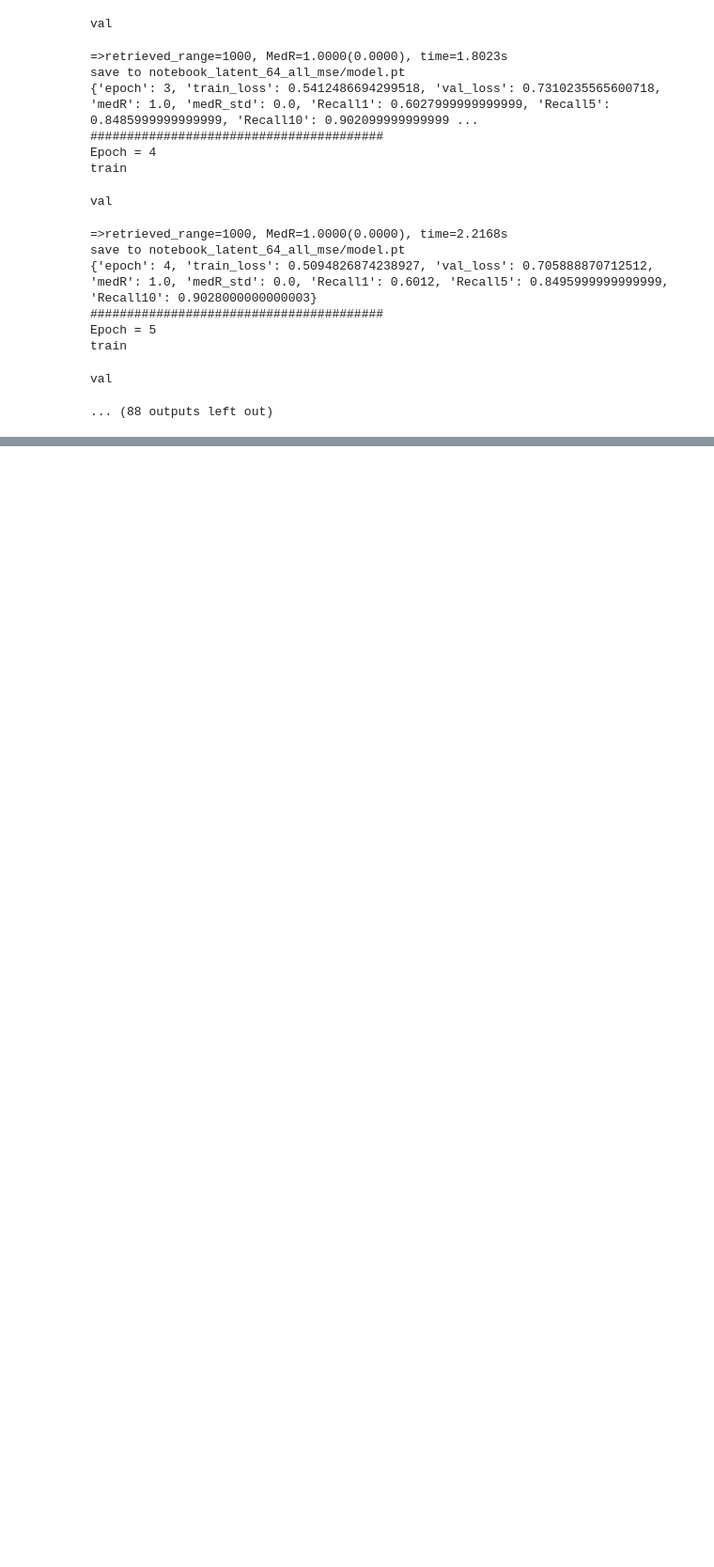
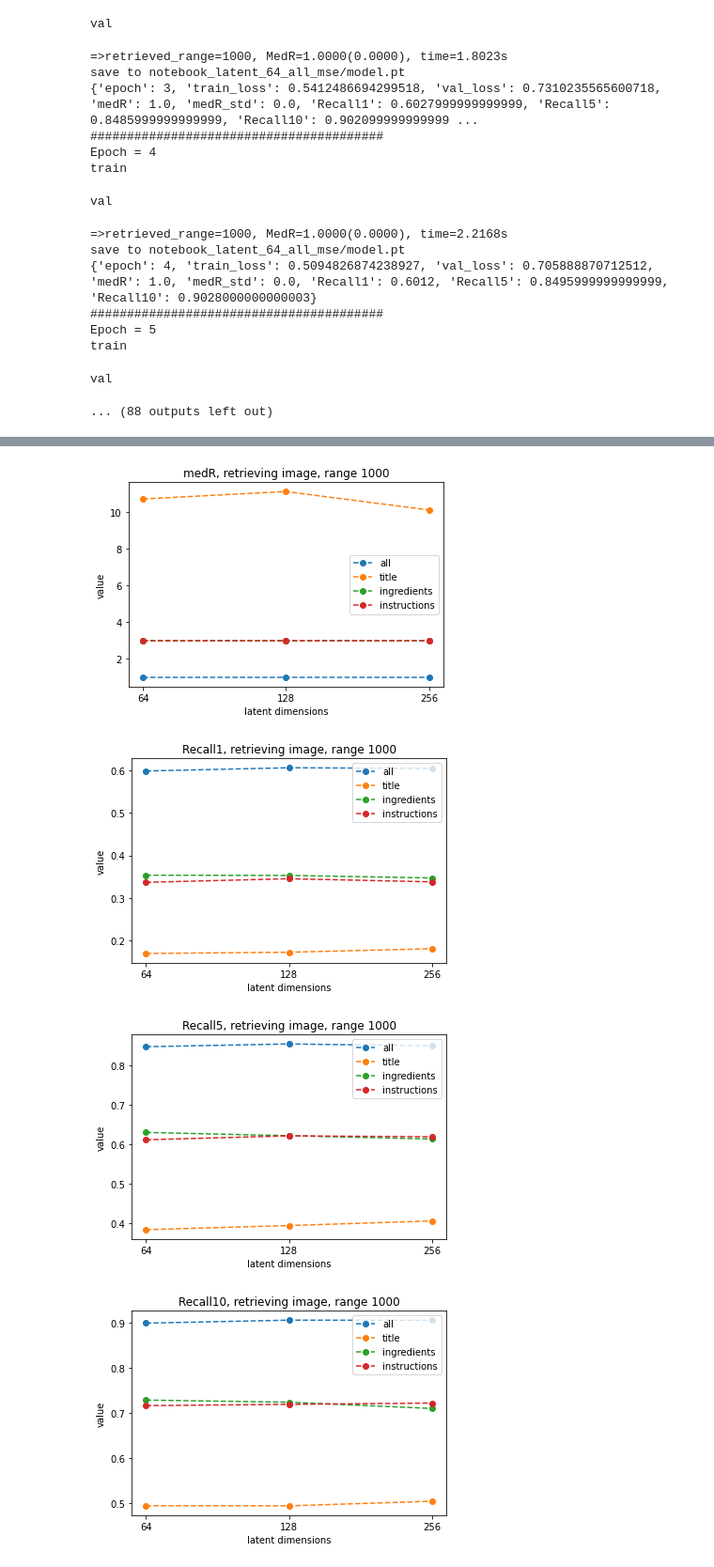
Before and after one commit to Utsav-Patel/Cross-Modal-Representation-Learning, a Jupyter notebook: Classical Multi-View Representation Learning/task2.ipynb, the cells around one changed output, grey strips where cells are left out. Shown at 94% size. Drawn from its saved outputs; the diff is of its cells as text; code cells hidden in the pictures; blank space fills up the shorter version.

Commit message:
Added validation metric plots

```diff
--- a/Classical Multi-View Representation Learning/task2.ipynb
+++ b/Classical Multi-View Representation Learning/task2.ipynb
@@ -596,6 +590,7 @@ for part in parts:
     val_loader = torch.utils.data.DataLoader(val_set, batch_size=batch_size, shuffle=False)
 
     for latent_size in latent_sizes:
+        args.latent_size = latent_size
         args.save_dir = f'notebook_latent_{latent_size}_{part}_mse'
         ckpt_path = os.path.join(args.save_dir, 'model.pt')
 
@@ -665,0 +728,5 @@ val
+# %%
+pkl_path = '/common/home/as3503/as3503/courses/cs536/dataset/prof_embeddings'
+model_dir = '/common/home/as3503/as3503/courses/cs536/final_project/Classical Multi-View Representation Learning/saved_models'
+save_dir = '/common/home/as3503/as3503/courses/cs536/final_project/Classical Multi-View Representation Learning/recipe_retrieval_metrics'
+device = 'cuda'
@@ -665,0 +806,13 @@ val
+# %%
+extract_best_metrics()
+latent_dims = [64, 128, 256]
+parts = ['all', 'title', 'ingredients', 'instructions']
+loss_types = ['', '_mse']
+metrics = {}
+for part in parts:
+    metrics[part] = {'medR': [], 'Recall1': [], 'Recall5': [], 'Recall10': []}
+    for dim in latent_dims:
+        fpath = f'saved_models/notebook_latent_{dim}_{part}/best_metrics.txt'
+        temp = pd.read_csv(fpath, header=None)
+        for k, v in temp.values:
+            metrics[part][k].append(v)
@@ -665,0 +821,17 @@ val
+# %%
+all_metrics = {}
+for part in parts:
+    for latent_size in latent_sizes:
+        for retrieved_type in ['image', 'recipe']:
+            for retrieved_range in [1000, 10000]:
+                metrics_save_path = os.path.join(save_dir, f'{latent_size}_{part}_{retrieved_range}_{retrieved_type}_metrics.csv')
+                metrics = read_metrics_from_file(metrics_save_path)
+                if retrieved_type not in all_metrics:
+                    all_metrics[retrieved_type] = {}
+                if retrieved_range not in all_metrics[retrieved_type]:
+                    all_metrics[retrieved_type][retrieved_range] = {}
+                if part not in all_metrics[retrieved_type][retrieved_range]:
+                    all_metrics[retrieved_type][retrieved_range][part] = defaultdict(list)
+
+                for k, v in metrics.items():
+                    all_metrics[retrieved_type][retrieved_range][part][k].append(v)
@@ -665,0 +840,11 @@ val
+# %%
+for retrieved_range in [1000, 10000]:
+    for retrieved_type in ['image', 'recipe']:
+        for metric_name in ['medR', 'Recall1', 'Recall5', 'Recall10']:
+            create_plot(retrieved_type, retrieved_range, metric_name, all_metrics)
+            plt.show()
+# %% [output]
+[figure, added]
+[figure, added]
+[figure, added]
+[figure, added]
```
Also changed, not shown: parts of 22 cells of this notebook, 3 other files.
